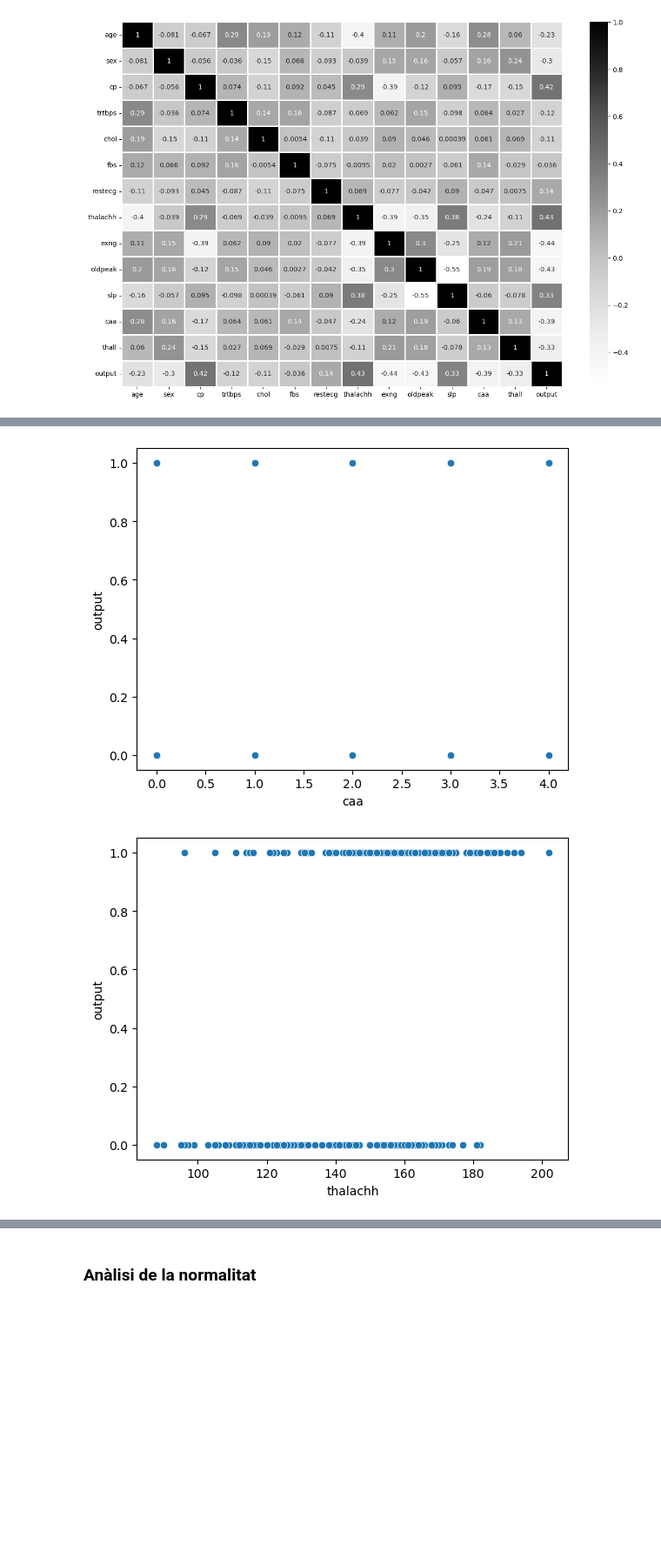
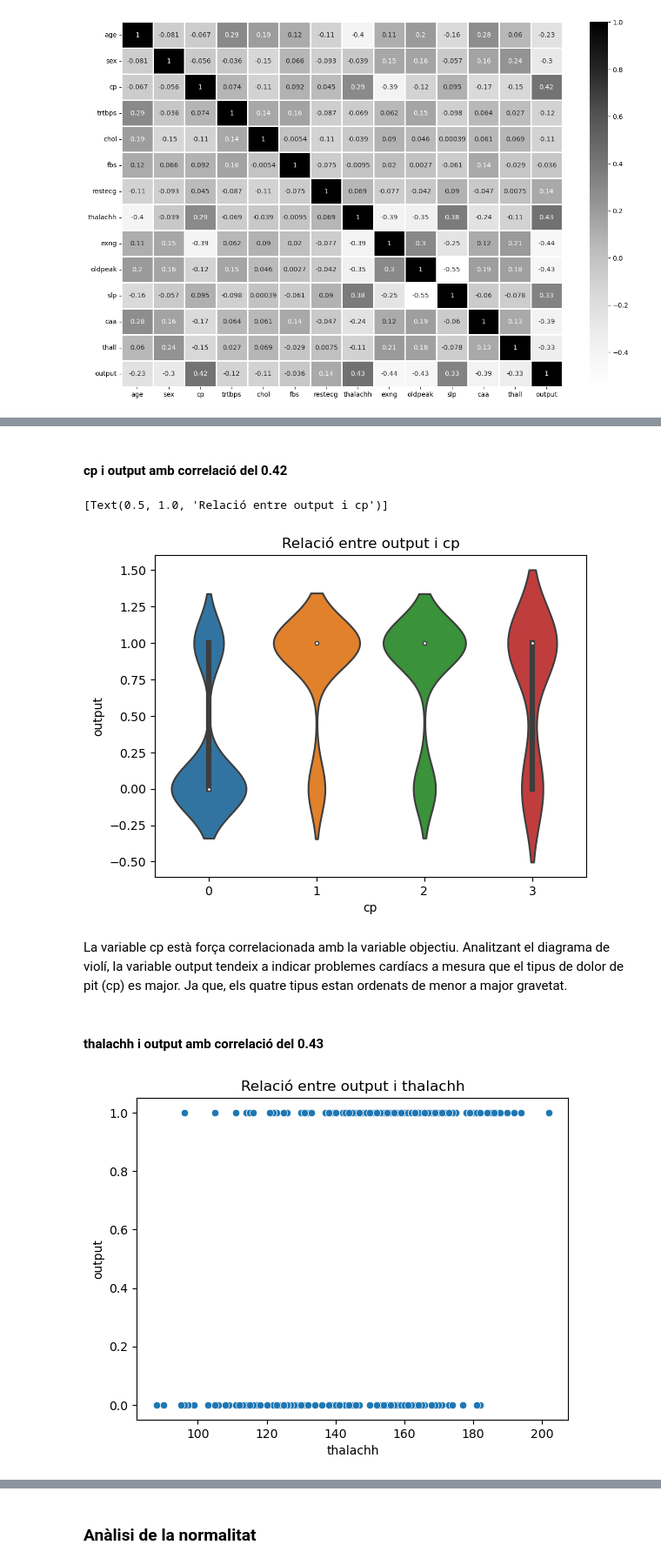
Before and after one commit to sercres/pra2_tipologia, a Jupyter notebook: code/pauconstans_screspia_PRA2.ipynb, the cells around one changed output, grey strips where cells are left out. Shown at 87% size. Drawn from its saved outputs; the diff is of its cells as text; code cells hidden in the pictures; blank space fills up the shorter version.

```diff
--- a/code/pauconstans_screspia_PRA2.ipynb
+++ b/code/pauconstans_screspia_PRA2.ipynb
@@ -204,6 +204,7 @@ Es comprova que tampoc hi han NaN.
 # %% [markdown]
 Es creen uns boxplots per a veure si hi ha valors extrems
 # %%
+cols_num_out = cols_numerical.copy()
 fig, axs = plt.subplots(len(cols_num_out), figsize=(10, 15))
 
 for i, column in enumerate(cols_num_out):
@@ -327,8 +326,15 @@ En la taula de correlacio de les variables es poden veure les relacions que hi h
+# %% [markdown]
+#### cp i output amb correlació del 0.42
 # %%
-sns.scatterplot(x="caa", y="output", data=df);
+sns.violinplot(x="cp", y="output", data=df).set(title="Relació entre output i cp")
 # %% [output]
+[Text(0.5, 1.0, 'Relació entre output i cp')]
-[figure, old version]
+[figure, new version]
+# %% [markdown]
+La variable cp està força correlacionada amb la variable objectiu. Analitzant el diagrama de violí, la variable output tendeix a indicar problemes cardíacs a mesura que el tipus de dolor de pit (cp) es major. Ja que, els quatre tipus estan ordenats de menor a major gravetat.
+# %% [markdown]
+#### thalachh i output amb correlació del 0.43
 # %%
-sns.scatterplot(x="thalachh", y="output", data=df);
+sns.scatterplot(x="thalachh", y="output", data=df).set(title="Relació entre output i thalachh")
 # %% [output]
-[figure, old version]
+[figure, new version]
```
Also changed, not shown: parts of 17 cells of this notebook.
